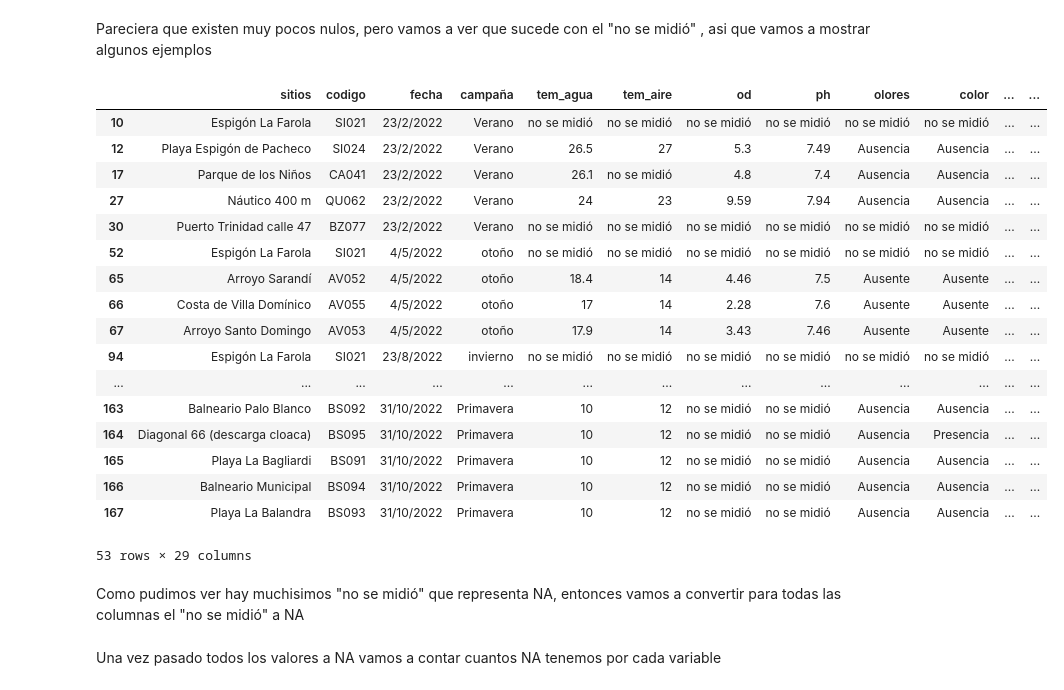
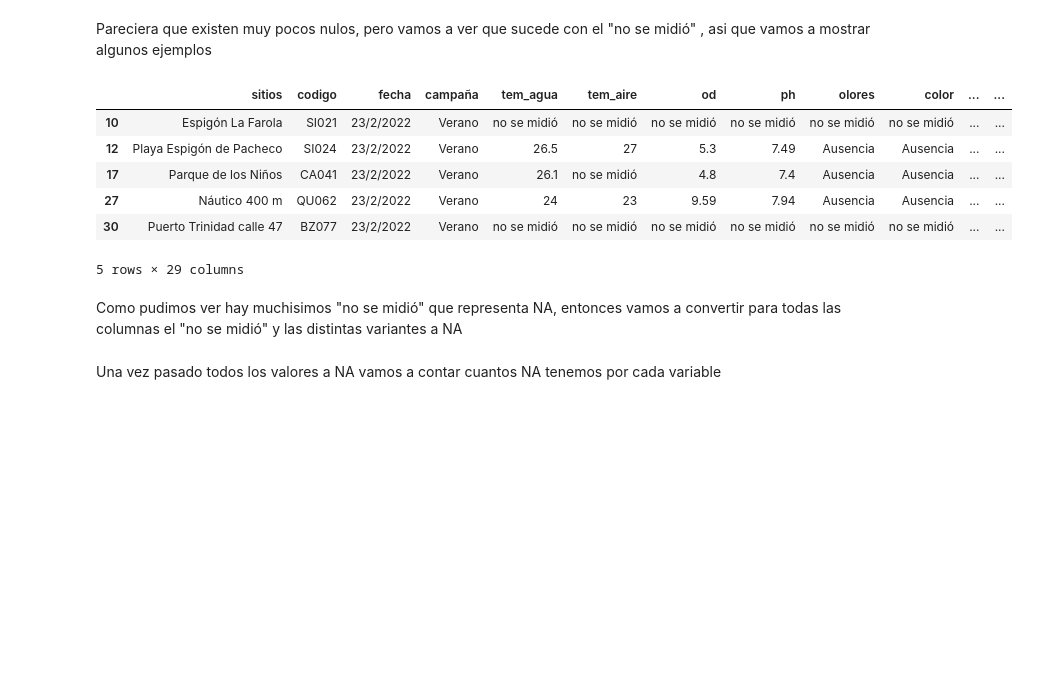
Before and after one commit to muller10000/tp-especial-ciencia-datos, a Jupyter notebook: Ejercicioespecial.ipynb, the cells around one changed output. Saved outputs shown, nothing was run; the diff lists cells and outputs as text; code cells hidden in the pictures; blank space fills up the shorter version.

```diff
--- a/Ejercicioespecial.ipynb
+++ b/Ejercicioespecial.ipynb
@@ -164,29 +150,18 @@ dtype: int64
 # %% [markdown]
 Pareciera que existen muy pocos nulos, pero vamos a ver que sucede con el "no se midió" , asi que vamos a mostrar algunos ejemplos
 # %%
-copy_dataset[copy_dataset["dbo_mg_l"] == "no se midió"] #poner algun otro ejemplo
+copy_dataset[copy_dataset["dbo_mg_l"] == "no se midió"].head()
 # %% [output]
 |  | sitios | codigo | fecha | campaña | tem_agua | tem_aire | od | ph | olores | color | ... | ... |
 | 10 | Espigón La Farola | SI021 | 23/2/2022 | Verano | no se midió | no se midió | no se midió | no se midió | no se midió | no se midió | ... | ... |
 | 12 | Playa Espigón de Pacheco | SI024 | 23/2/2022 | Verano | 26.5 | 27 | 5.3 | 7.49 | Ausencia | Ausencia | ... | ... |
 | 17 | Parque de los Niños | CA041 | 23/2/2022 | Verano | 26.1 | no se midió | 4.8 | 7.4 | Ausencia | Ausencia | ... | ... |
 | 27 | Náutico 400 m | QU062 | 23/2/2022 | Verano | 24 | 23 | 9.59 | 7.94 | Ausencia | Ausencia | ... | ... |
 | 30 | Puerto Trinidad calle 47 | BZ077 | 23/2/2022 | Verano | no se midió | no se midió | no se midió | no se midió | no se midió | no se midió | ... | ... |
-| 52 | Espigón La Farola | SI021 | 4/5/2022 | otoño | no se midió | no se midió | no se midió | no se midió | no se midió | no se midió | ... | ... |
-| 65 | Arroyo Sarandí | AV052 | 4/5/2022 | otoño | 18.4 | 14 | 4.46 | 7.5 | Ausente | Ausente | ... | ... |
-| 66 | Costa de Villa Domínico | AV055 | 4/5/2022 | otoño | 17 | 14 | 2.28 | 7.6 | Ausente | Ausente | ... | ... |
-| 67 | Arroyo Santo Domingo | AV053 | 4/5/2022 | otoño | 17.9 | 14 | 3.43 | 7.46 | Ausente | Ausente | ... | ... |
-| 94 | Espigón La Farola | SI021 | 23/8/2022 | invierno | no se midió | no se midió | no se midió | no se midió | no se midió | no se midió | ... | ... |
-| ... | ... | ... | ... | ... | ... | ... | ... | ... | ... | ... | ... | ... |
-| 163 | Balneario Palo Blanco | BS092 | 31/10/2022 | Primavera | 10 | 12 | no se midió | no se midió | Ausencia | Ausencia | ... | ... |
-| 164 | Diagonal 66 (descarga cloaca) | BS095 | 31/10/2022 | Primavera | 10 | 12 | no se midió | no se midió | Ausencia | Presencia | ... | ... |
-| 165 | Playa La Bagliardi | BS091 | 31/10/2022 | Primavera | 10 | 12 | no se midió | no se midió | Ausencia | Ausencia | ... | ... |
-| 166 | Balneario Municipal | BS094 | 31/10/2022 | Primavera | 10 | 12 | no se midió | no se midió | Ausencia | Ausencia | ... | ... |
-| 167 | Playa La Balandra | BS093 | 31/10/2022 | Primavera | 10 | 12 | no se midió | no se midió | Ausencia | Ausencia | ... | ... |
-53 rows × 29 columns
+5 rows × 29 columns
 # %% [markdown]
 Como pudimos ver hay muchisimos "no se midió" que representa NA, entonces vamos a convertir para todas las columnas
-el "no se midió" a NA
+el "no se midió" y las distintas variantes a NA
 # %%
 lista_columnas = copy_dataset.columns
 
```
Also changed, not shown: parts of 46 cells of this notebook.
